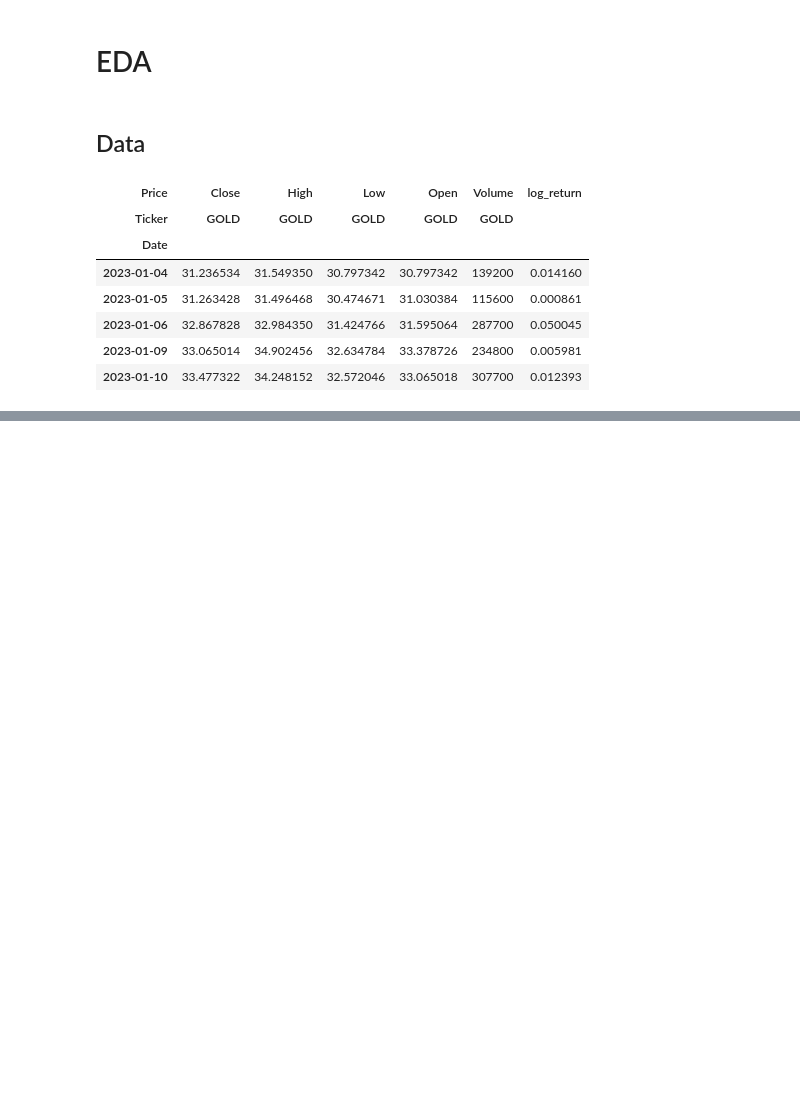
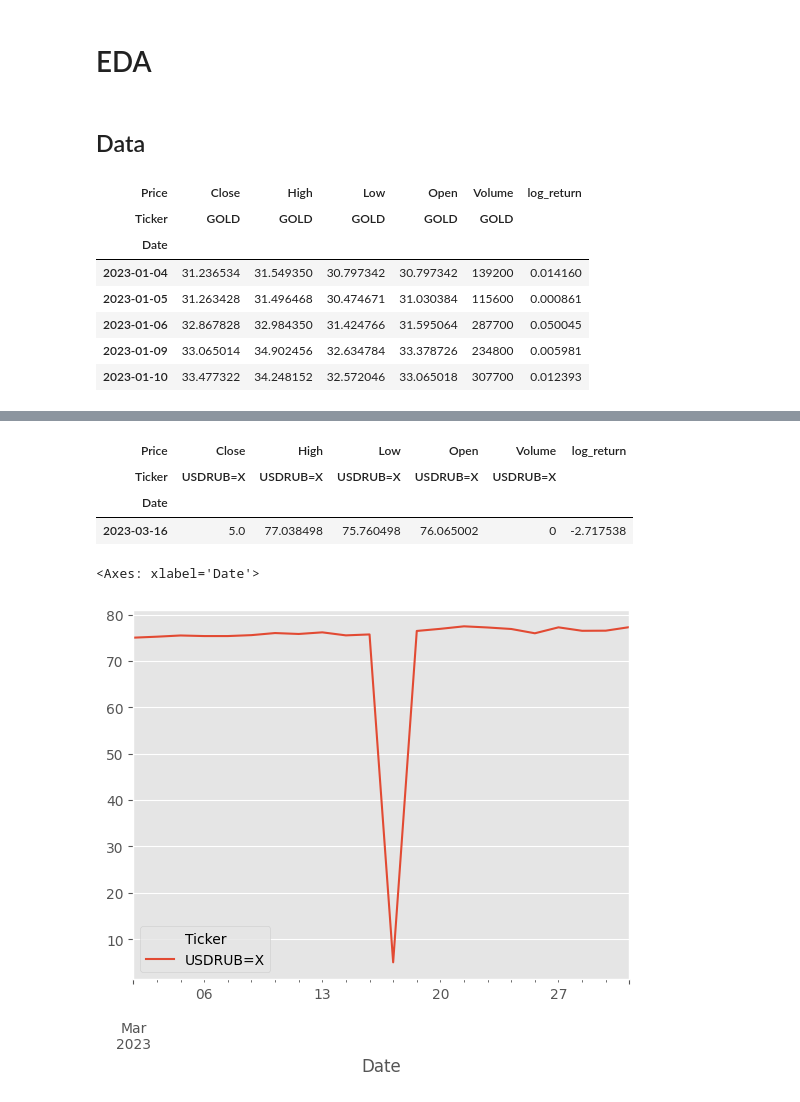
Before and after one commit to fadeeva/Risk_Alpha_Stable, a Jupyter notebook: notebooks/EDA.ipynb, the cells around one changed output, grey strips where cells are left out. Saved outputs shown, nothing was run; the diff lists cells and outputs as text; code cells hidden in the pictures; blank space fills up the shorter version.

```diff
--- a/notebooks/EDA.ipynb
+++ b/notebooks/EDA.ipynb
@@ -39,0 +67,12 @@ data['gold'].head()
+# %%
+data['usdrub'][data['usdrub']['log_return']==data['usdrub']['log_return'].min()]
+# %% [output]
+| Price | Close | High | Low | Open | Volume | log_return |
+| Ticker | USDRUB=X | USDRUB=X | USDRUB=X | USDRUB=X | USDRUB=X |  |
+| Date |  |  |  |  |  |  |
+| 2023-03-16 | 5.0 | 77.038498 | 75.760498 | 76.065002 | 0 | -2.717538 |
+# %%
+data['usdrub']['Close'].loc['2023-03-01':'2023-03-30'].plot()
+# %% [output]
+<Axes: xlabel='Date'>
+[figure, added]
```
Also changed, not shown: parts of 8 cells of this notebook.
